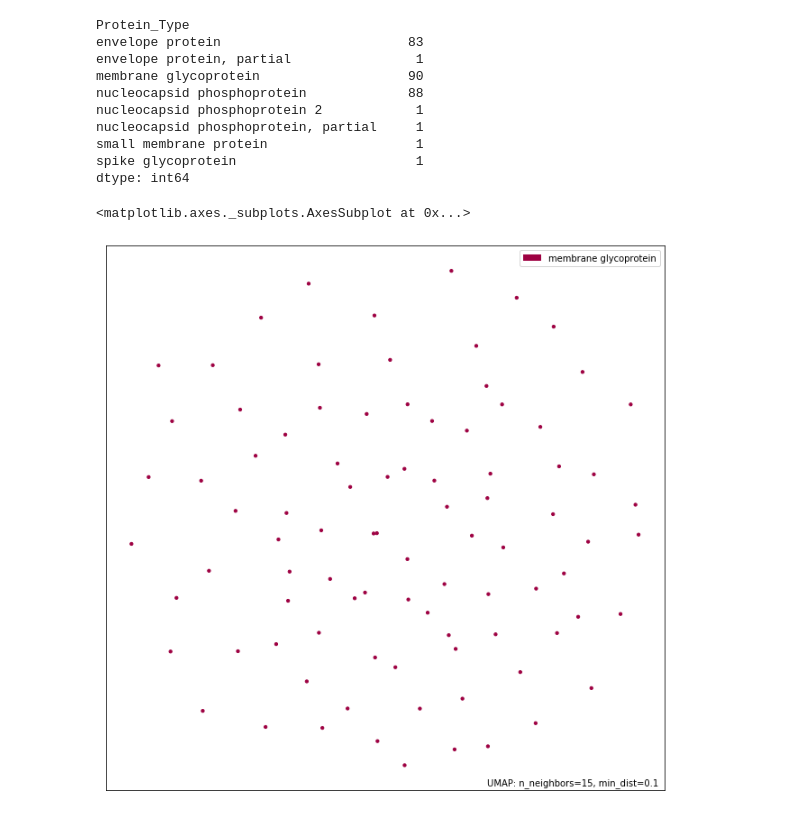
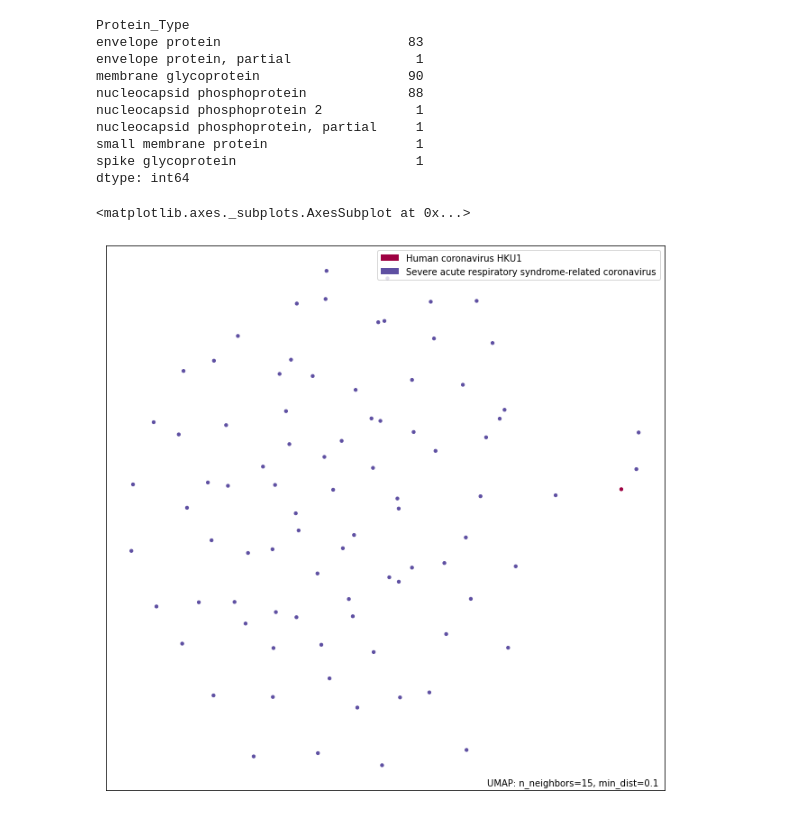
Before and after one commit to covid19-bh-machine-learning/master, a Jupyter notebook: epitope-clustering.ipynb, the cells around one changed output. Cells and saved outputs as stored; diff of their text form; code cells hidden in the pictures.

Commit message:
umap clusters by species

```diff
--- a/epitope-clustering.ipynb
+++ b/epitope-clustering.ipynb
@@ -201,13 +201,16 @@ small membrane protein                   1
 spike glycoprotein                       1
 dtype: int64
 # %%
-condition = merged['Protein_Type']=='membrane glycoprotein'
+condition = merged['Protein_Type']=='nucleocapsid phosphoprotein'
 
 sample = pivoted[condition]
 labels = merged[condition]
 
-test = umap.UMAP().fit(sample)
-umap.plot.points(test, labels=labels['Protein_Type'])
+test = umap.UMAP(n_neighbors=15,
+                 min_dist=0.1,
+                 n_components=2,
+                ).fit(sample)
+umap.plot.points(test, labels=labels['Species'])
 # %% [output]
 <matplotlib.axes._subplots.AxesSubplot at 0x...>
-[figure, old version]
+[figure, new version]
```
